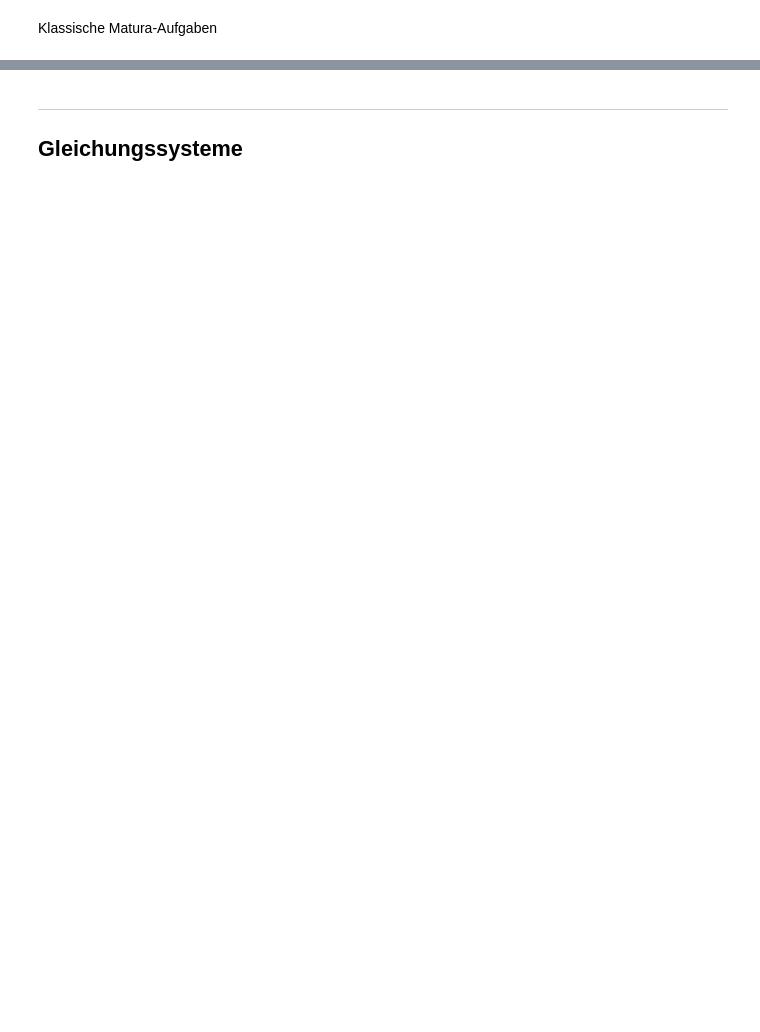
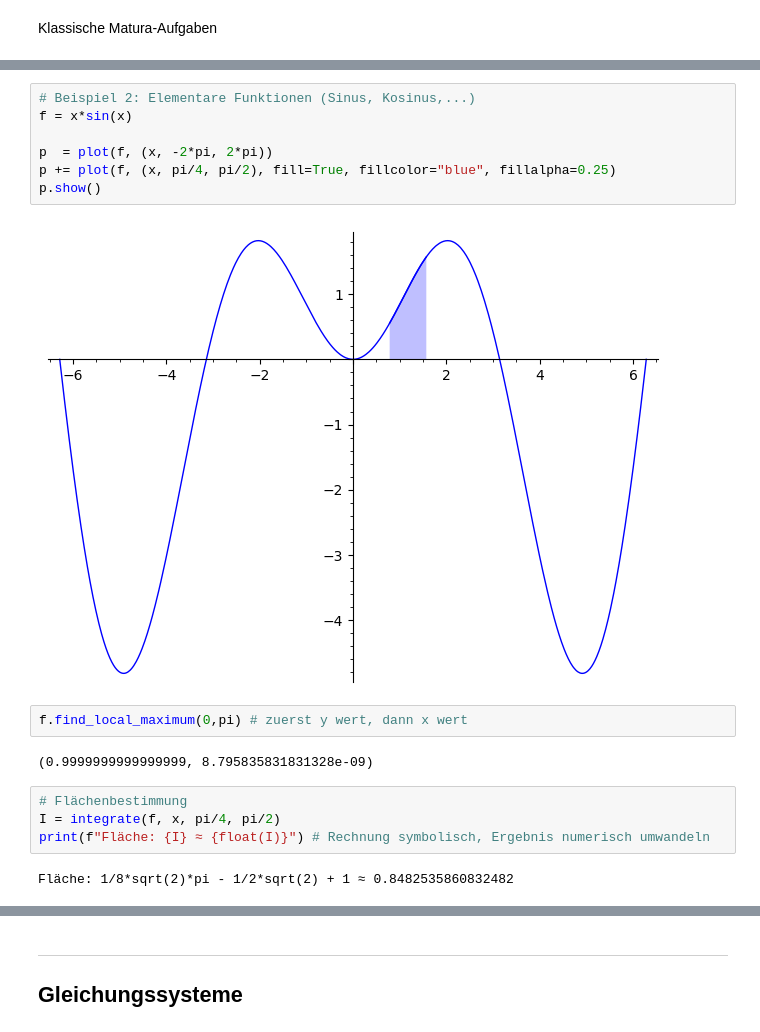
Before and after one commit to manfredscheucher/talk-glt26, a Jupyter notebook: talk.ipynb, the cells around one changed output, grey strips where cells are left out. Drawn from its saved outputs; the diff is of its cells as text; blank space fills up the shorter version.

```diff
--- a/talk.ipynb
+++ b/talk.ipynb
@@ -138,3 +335,22 @@ print(f"Fläche: {I} ≈ {float(I)}") # Rechnung symbolisch, Ergebnis numerisch
+# %%
+# Beispiel 2: Elementare Funktionen (Sinus, Kosinus,...)
+f = x*sin(x)
+
+p  = plot(f, (x, -2*pi, 2*pi))
+p += plot(f, (x, pi/4, pi/2), fill=True, fillcolor="blue", fillalpha=0.25)
+p.show()
+# %% [output]
+[figure, added]
+# %%
+f.find_local_maximum(0,pi) # zuerst y wert, dann x wert
+# %% [output]
+(0.9999999999999999, 8.795835831831328e-09)
+# %%
+# Flächenbestimmung
+I = integrate(f, x, pi/4, pi/2)
+print(f"Fläche: {I} ≈ {float(I)}") # Rechnung symbolisch, Ergebnis numerisch umwandeln
+# %% [output]
+Fläche: 1/8*sqrt(2)*pi - 1/2*sqrt(2) + 1 ≈ 0.8482535860832482
 # %%
 # beliebige Präzision (Anzahl Bits)
 for prec in [30,100,300,1000]:
```
Also changed, not shown: parts of 81 cells of this notebook, 9 other files.
